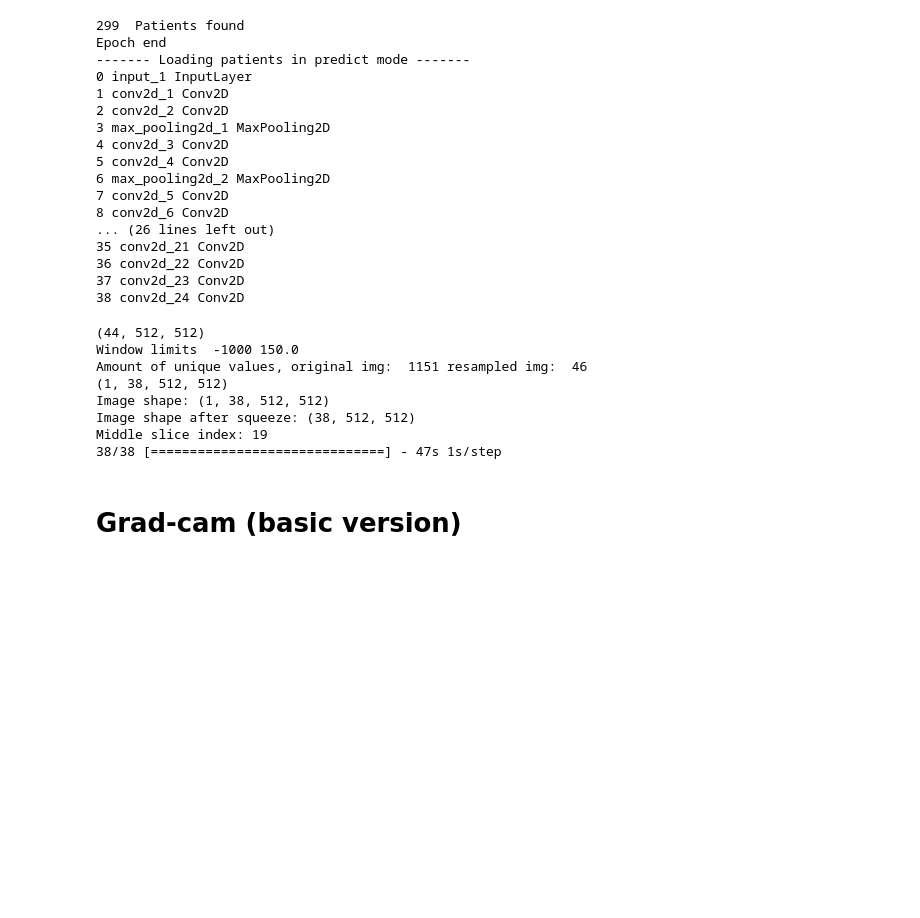
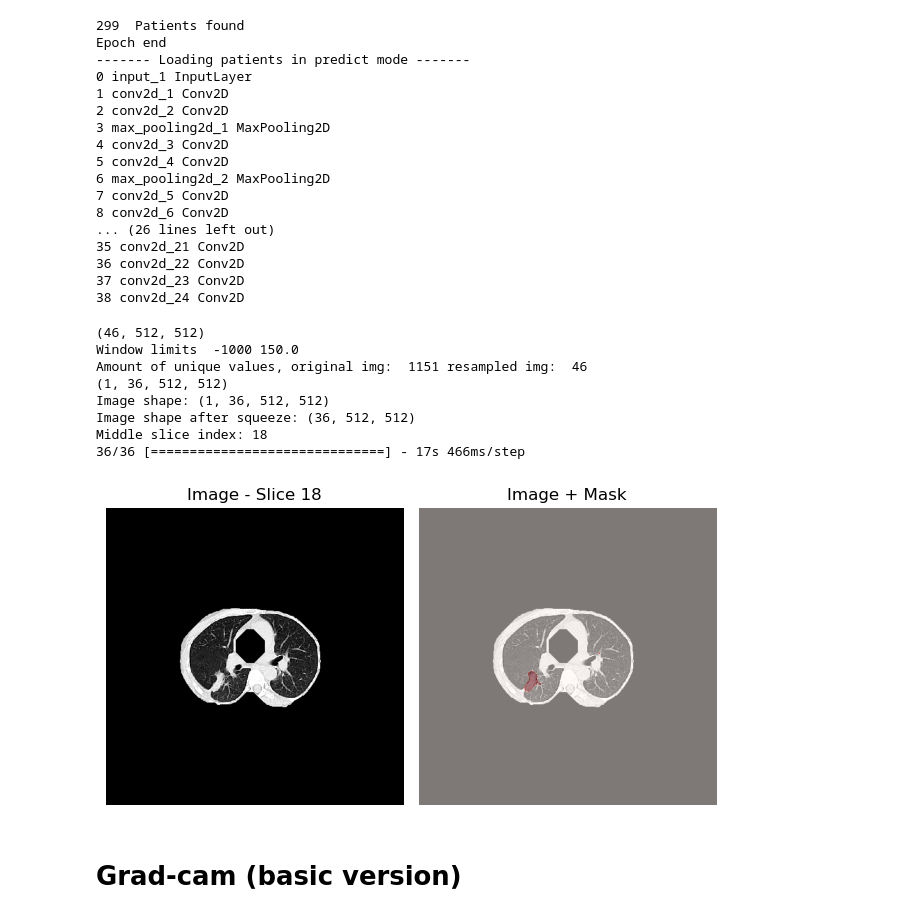
Before and after one commit to cons00000/Project-lung-cancer, a Jupyter notebook: Model_1/Xai/Grad_Cam.ipynb, the cells around one changed output. Cells and saved outputs as stored; diff of their text form; code cells hidden in the pictures; blank space fills up the shorter version.

Commit message:
modified figures

```diff
--- a/Model_1/Xai/Grad_Cam.ipynb
+++ b/Model_1/Xai/Grad_Cam.ipynb
@@ -29,7 +36,7 @@ import xplique
 # %% [markdown]
 # Visualize the data for one patient
 # %%
-model_path = '/usr/users/pred_lung_cancer/piquet_con/Project-lung-cancer/src/Segmentation/model_files'
+model_path = '/usr/users/pred_lung_cancer/piquet_con/Project-lung-cancer/Model_1/Segmentation/model_files'
 path_to_test_data = '/mounts/Datasets4/pred_lung_cancer/NIH dataset_raw/NRRD/converted_nrrds/'
 save_path = '/mounts/Datasets4/pred_lung_cancer/NIH dataset_raw/Processed'
 # %%
@@ -56,7 +63,7 @@ Epoch end
 38 conv2d_24 Conv2D
 # %%
 gen_with_progress = tqdm(model.Patients_gen, desc='Progress')
-gen_iterator = iter(gen_with_progress)  # <-- transformer en itérateur
+gen_iterator = iter(gen_with_progress)
 img, _, filename, params = next(gen_iterator)
 print(img.shape)
 
@@ -71,30 +78,32 @@ middle_slice = img[middle_index, :, :]  # shape: (512, 512)
 
 mask = model.model1.predict(img, batch_size=1, verbose=1)
 # %% [output]
-(44, 512, 512)
+(46, 512, 512)
 Window limits  -1000 150.0
 Amount of unique values, original img:  1151 resampled img:  46
-(1, 38, 512, 512)
-Image shape: (1, 38, 512, 512)
-Image shape after squeeze: (38, 512, 512)
-Middle slice index: 19
-38/38 [==============================] - 47s 1s/step
+(1, 36, 512, 512)
+Image shape: (1, 36, 512, 512)
+Image shape after squeeze: (36, 512, 512)
+Middle slice index: 18
+36/36 [==============================] - 17s 466ms/step
 # %%
-# Image brute
+# Image
 plt.subplot(1, 2, 1)
 plt.imshow(img[middle_index], cmap='gray')
 plt.title(f"Image - Slice {middle_index}")
 plt.axis("off")
 
-# Image + masque superposé
+# Image + mask
 plt.subplot(1, 2, 2)
 plt.imshow(img[middle_index], cmap='gray')
-plt.imshow(mask[middle_index], cmap='Reds', alpha=0.5)  # alpha pour transparence
-plt.title("Image + Masque")
+plt.imshow(mask[middle_index], cmap='Reds', alpha=0.5)
+plt.title("Image + Mask")
 plt.axis("off")
 
 plt.tight_layout()
 plt.show()
+# %% [output]
+[figure, added]
 # %% [markdown]
 # Grad-cam (basic version)
 # %%
```
Also changed, not shown: parts of 1 cell of this notebook, 1 other file.
